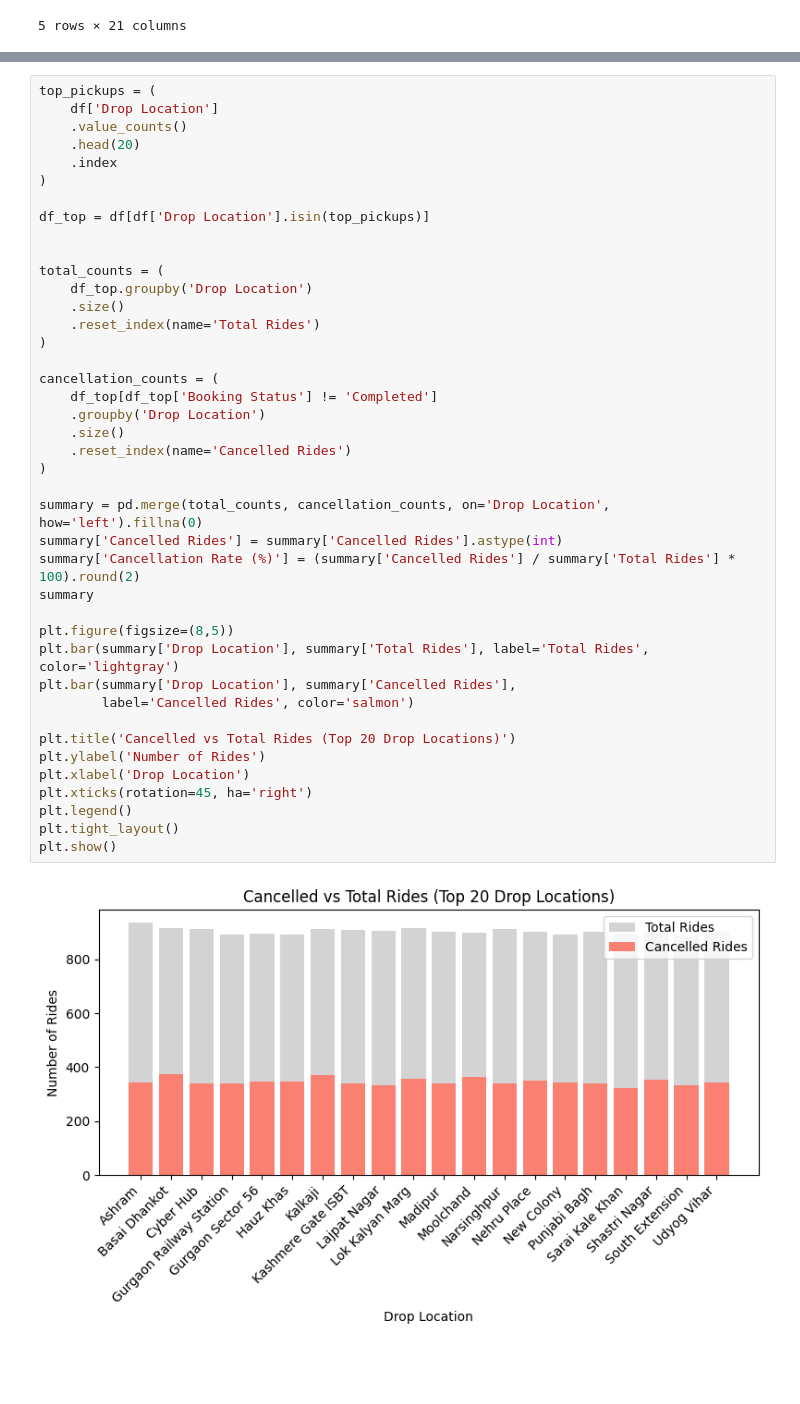
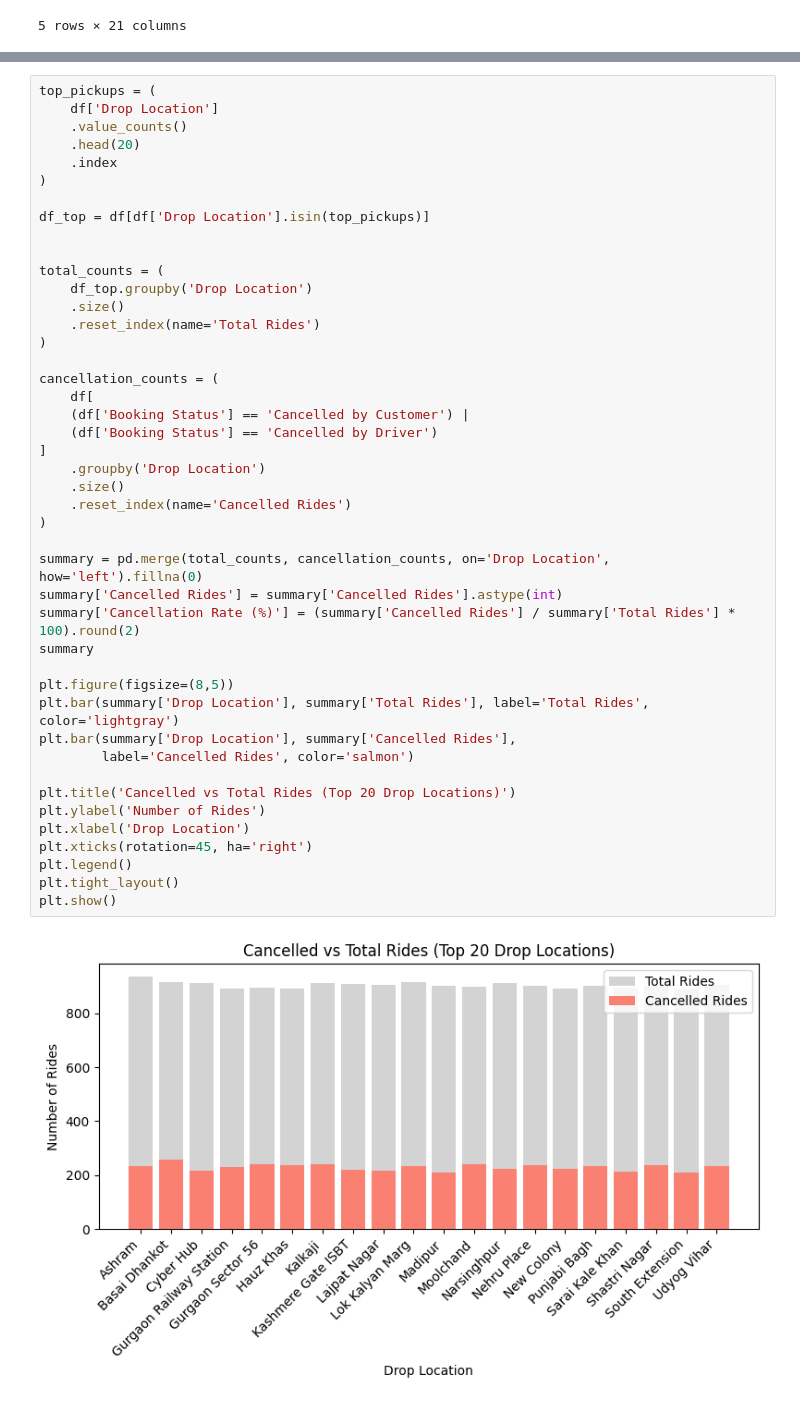
Before and after one commit to joonjester/CancelCast, a Jupyter notebook: backend/cancallation_correlation.ipynb, the cells around one changed output, grey strips where cells are left out. Drawn from its saved outputs; the diff is of its cells as text; blank space fills up the shorter version.

```diff
--- a/backend/cancallation_correlation.ipynb
+++ b/backend/cancallation_correlation.ipynb
@@ -284,32 +341,35 @@ df_top = df[df['Drop Location'].isin(top_pickups)]
 total_counts = (
     df_top.groupby('Drop Location')
     .size()
     .reset_index(name='Total Rides')
 )
 
 cancellation_counts = (
-    df_top[df_top['Booking Status'] != 'Completed']
+    df[
+    (df['Booking Status'] == 'Cancelled by Customer') |
+    (df['Booking Status'] == 'Cancelled by Driver')
+]
     .groupby('Drop Location')
     .size()
     .reset_index(name='Cancelled Rides')
 )
 
 summary = pd.merge(total_counts, cancellation_counts, on='Drop Location', how='left').fillna(0)
 summary['Cancelled Rides'] = summary['Cancelled Rides'].astype(int)
 summary['Cancellation Rate (%)'] = (summary['Cancelled Rides'] / summary['Total Rides'] * 100).round(2)
 summary
 
 plt.figure(figsize=(8,5))
 plt.bar(summary['Drop Location'], summary['Total Rides'], label='Total Rides', color='lightgray')
 plt.bar(summary['Drop Location'], summary['Cancelled Rides'],
         label='Cancelled Rides', color='salmon')
 
 plt.title('Cancelled vs Total Rides (Top 20 Drop Locations)')
 plt.ylabel('Number of Rides')
 plt.xlabel('Drop Location')
 plt.xticks(rotation=45, ha='right')
 plt.legend()
 plt.tight_layout()
 plt.show()
 # %% [output]
-[figure, old version]
+[figure, new version]
```
Also changed, not shown: parts of 12 cells of this notebook.
